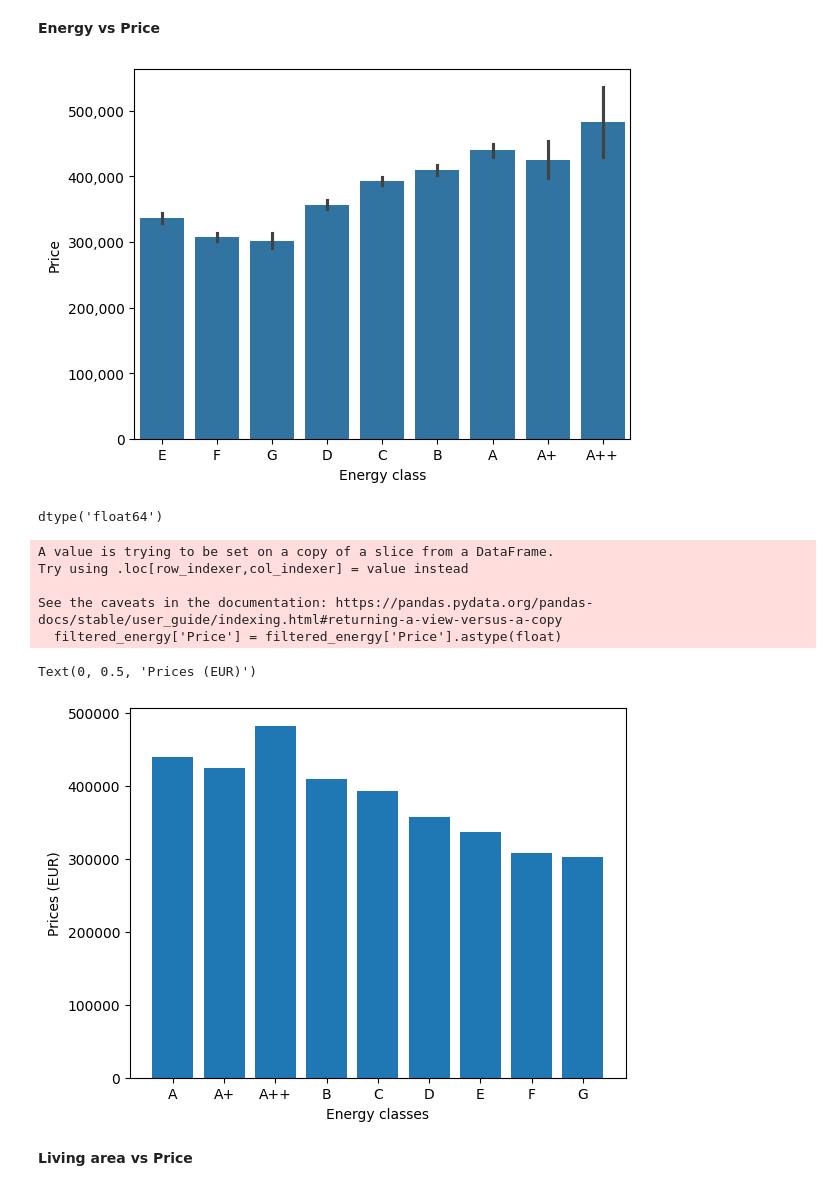
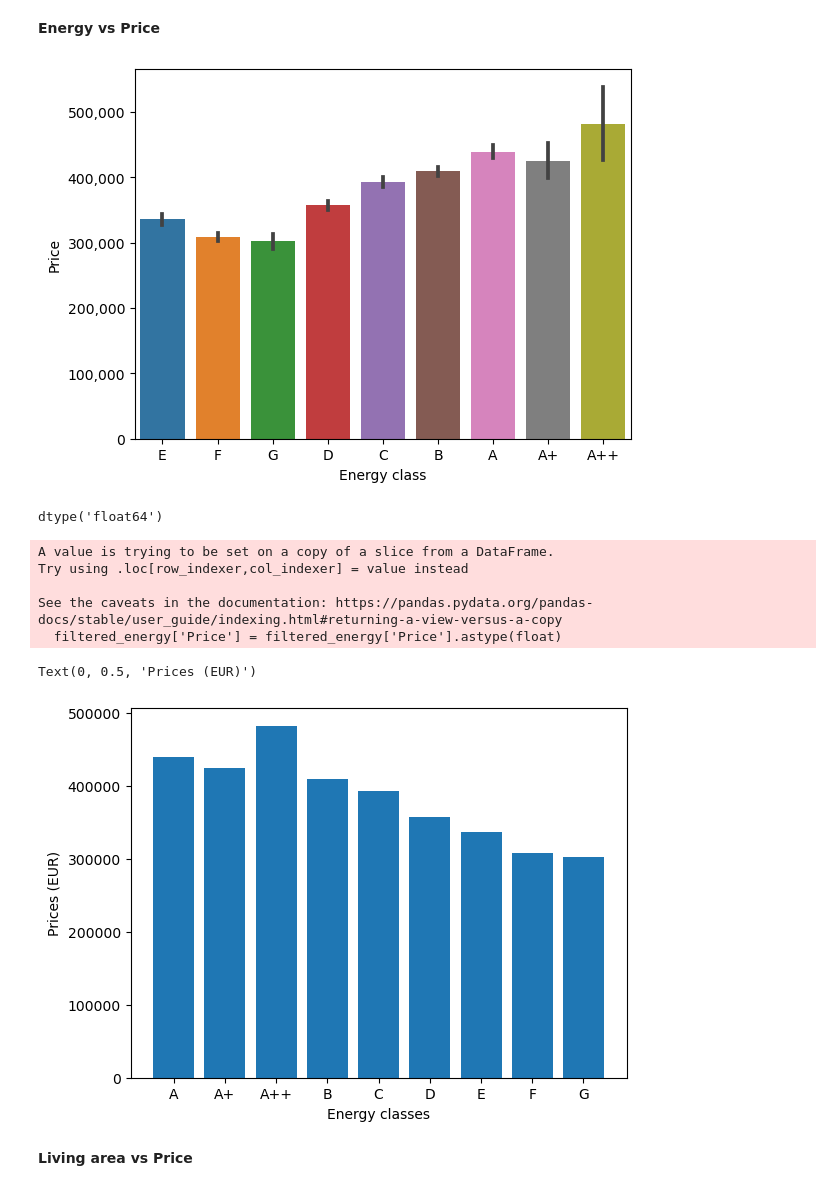
Before and after one commit to jduffy93/immo-eliza-the_chaincoders, a Jupyter notebook: analysis/seaborn_playground.ipynb, the cells around one changed output. Saved outputs shown, nothing was run; the diff lists cells and outputs as text; code cells hidden in the pictures.

```diff
--- a/analysis/seaborn_playground.ipynb
+++ b/analysis/seaborn_playground.ipynb
@@ -23,13 +23,15 @@ Here we are:
 # %%
 immo = immo.replace(np.nan, None)
 
+# Remove symbols and numbers from 'Locality'
+immo['Locality'] = immo['Locality'].astype(str).str.replace('[^a-zA-Z\s]', '', regex=True)
 
 # Replace 'Not specified' with None as in this case it serves no purpose. If a consumption is not provided it might as well be absent
 immo['Primary energy consumption'] = immo['Primary energy consumption'].replace('Not specified', None)
 immo['CO₂ emission'] = immo['CO₂ emission'].replace('Not specified', None)
 #immo['Yearly theoretical total energy consumption'] = immo['Yearly theoretical total energy consumption'].str.strip()
 #immo['Yearly theoretical total energy consumption'] = immo['Yearly theoretical total energy consumption'].replace('Not specified', None)
-immo = immo.drop(columns=['Yearly theoretical total energy consumption'])
+#immo = immo.drop(columns=['Yearly theoretical total energy consumption'])
 immo = immo.drop(columns=['Maximum duration of annuity'])
 
 immo["Reference number of the EPC report"] =immo["Reference number of the EPC report"].replace('Not specified', None)
@@ -242,20 +244,20 @@ import matplotlib.pyplot as plt
 # %%
 #avg_price = immo.groupby(by= ["Energy class"])["Price"].mean()
 
 filtered_energy = immo[~immo['Energy class'].isin(['Not specified', 'F_C', 'A+_A++'])]
 
-sns.barplot(filtered_energy, x = 'Energy class', y='Price', legend=False)
+sns.barplot(filtered_energy, x = 'Energy class', y='Price') #Removed legend=False
 
 # Get the current axis (matplotlib axis object)
 ax = plt.gca()
 
 # Format the y-axis labels as integers
 ax.get_yaxis().set_major_formatter(plt.FuncFormatter(lambda x, loc: "{:,}".format(int(x))))
 
 # Show the plot
 plt.show()
 # %% [output]
-[figure, old version]
+[figure, new version]
 # %%
 immo.Price.dtype
 # %% [output]
@@ -280,7 +282,7 @@ Try using .loc[row_indexer,col_indexer] = value instead
 See the caveats in the documentation: https://pandas.pydata.org/pandas-docs/stable/user_guide/indexing.html#returning-a-view-versus-a-copy
   filtered_energy['Price'] = filtered_energy['Price'].astype(float)
 Text(0, 0.5, 'Prices (EUR)')
-[figure, old version]
+[figure, new version]
 # %% [markdown]
 **Living area vs Price**
 # %%
```
Also changed, not shown: parts of 16 cells of this notebook, 1 other file.
